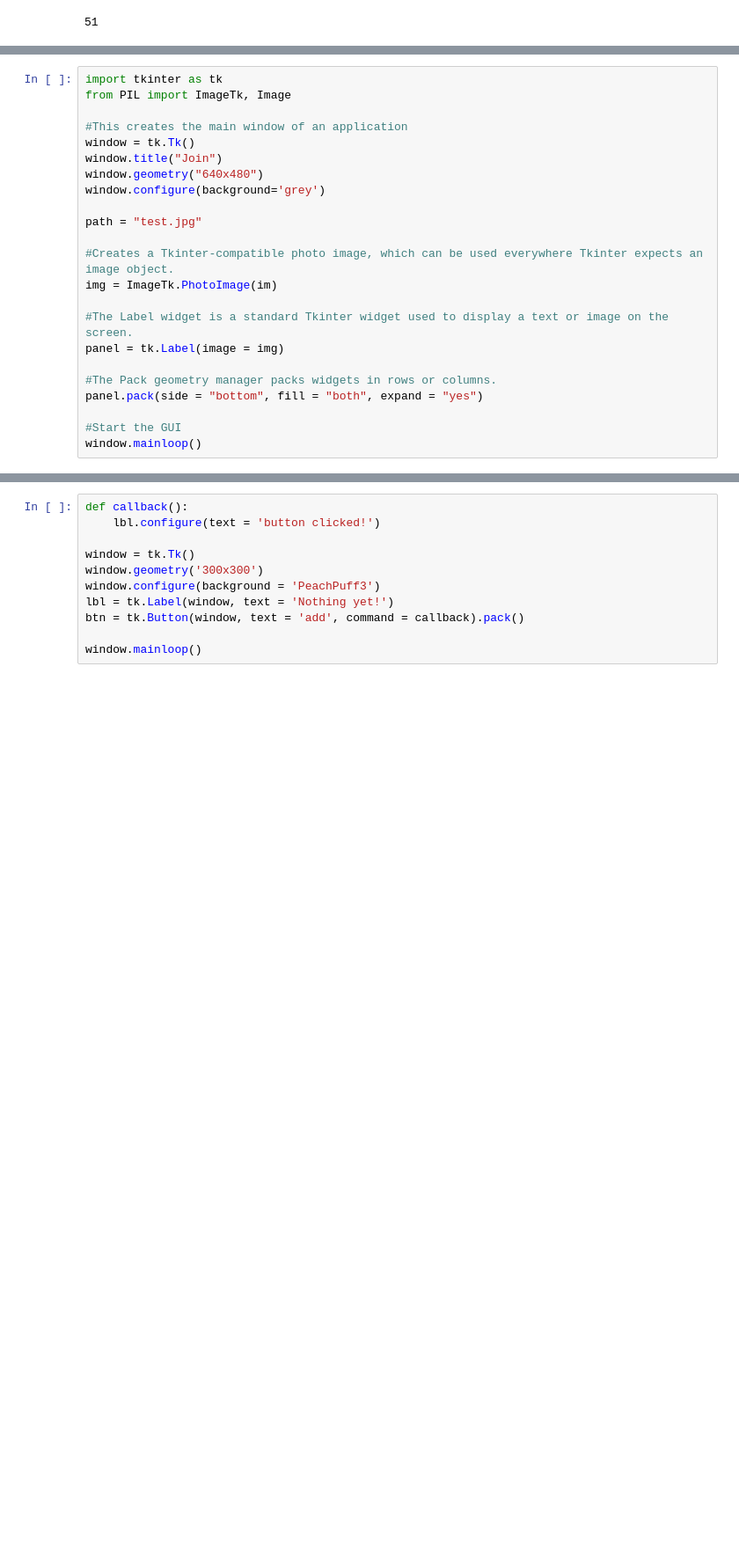
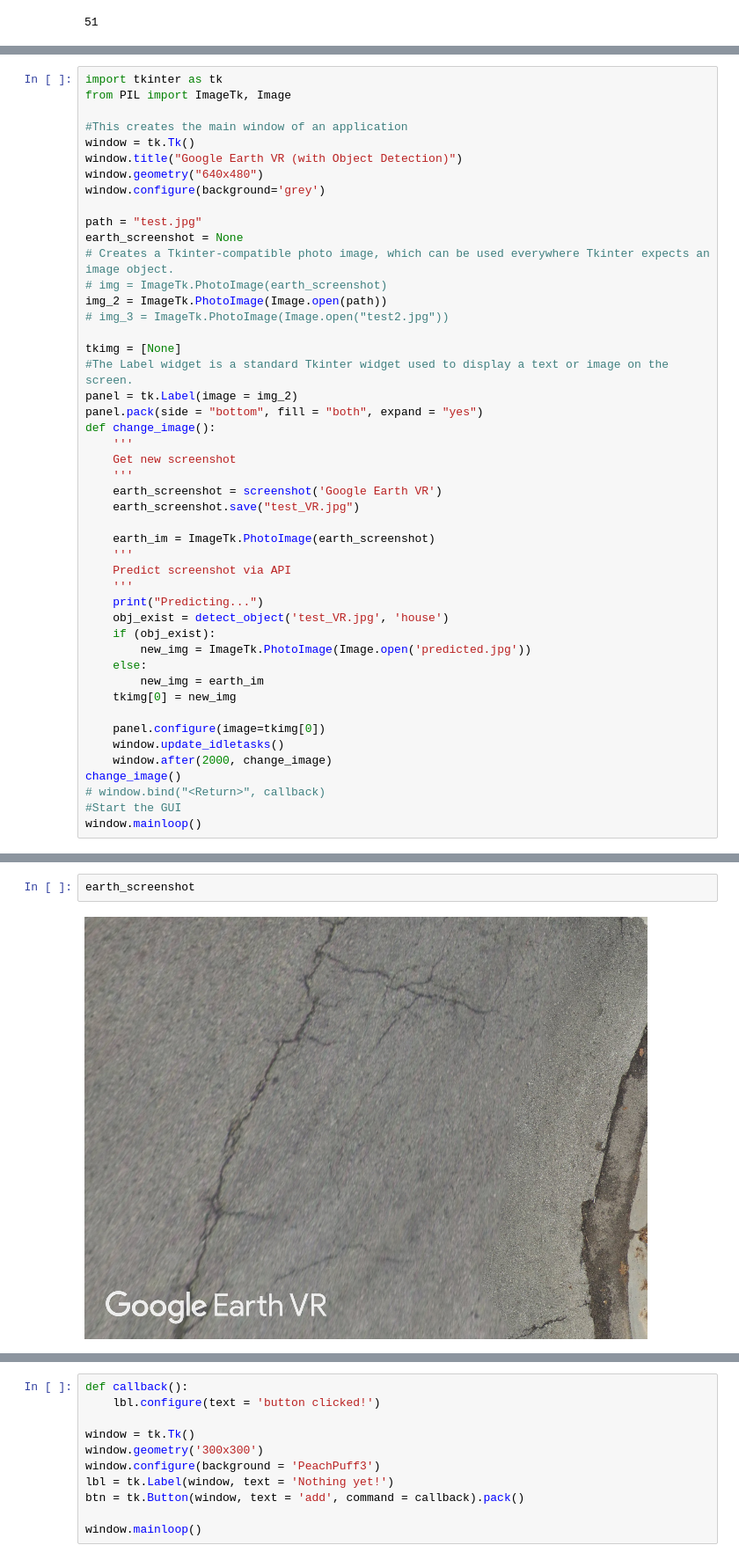
Before and after one commit to duyhho/NSFSCC-Python, a Jupyter notebook: VR/Scripts/Screen Capture/Screen Capture.ipynb, the cells around one changed output, grey strips where cells are left out. Shown at 88% size. Drawn from its saved outputs; the diff is of its cells as text; blank space fills up the shorter version.

```diff
--- a/VR/Scripts/Screen Capture/Screen Capture.ipynb
+++ b/VR/Scripts/Screen Capture/Screen Capture.ipynb
@@ -78,21 +107,45 @@ from PIL import ImageTk, Image
 
 #This creates the main window of an application
 window = tk.Tk()
-window.title("Join")
+window.title("Google Earth VR (with Object Detection)")
 window.geometry("640x480")
 window.configure(background='grey')
 
 path = "test.jpg"
+earth_screenshot = None
+# Creates a Tkinter-compatible photo image, which can be used everywhere Tkinter expects an image object.
+# img = ImageTk.PhotoImage(earth_screenshot)
+img_2 = ImageTk.PhotoImage(Image.open(path))
+# img_3 = ImageTk.PhotoImage(Image.open("test2.jpg"))
 
-#Creates a Tkinter-compatible photo image, which can be used everywhere Tkinter expects an image object.
-img = ImageTk.PhotoImage(im)
+tkimg = [None]
+#The Label widget is a standard Tkinter widget used to display a text or image on the screen.
+panel = tk.Label(image = img_2)
+panel.pack(side = "bottom", fill = "both", expand = "yes")
+def change_image():
+    '''
+    Get new screenshot
+    '''
+    earth_screenshot = screenshot('Google Earth VR')
+    earth_screenshot.save("test_VR.jpg")
 
-#The Label widget is a standard Tkinter widget used to display a text or image on the screen.
-panel = tk.Label(image = img)
+    earth_im = ImageTk.PhotoImage(earth_screenshot)
+    '''
+    Predict screenshot via API
+    '''
+    print("Predicting...")
+    obj_exist = detect_object('test_VR.jpg', 'house')
+    if (obj_exist):
+        new_img = ImageTk.PhotoImage(Image.open('predicted.jpg'))
+    else:
+        new_img = earth_im
+    tkimg[0] = new_img
 
-#The Pack geometry manager packs widgets in rows or columns.
-panel.pack(side = "bottom", fill = "both", expand = "yes")
-
+    panel.configure(image=tkimg[0])
+    window.update_idletasks()
+    window.after(2000, change_image)
+change_image()
+# window.bind("<Return>", callback)
 #Start the GUI
 window.mainloop()
 # %% [output]
@@ -99,0 +177,4 @@ window.mainloop()
+# %%
+earth_screenshot
+# %% [output]
+[figure, added]
```
Also changed, not shown: parts of 14 cells of this notebook, 4 other files.
